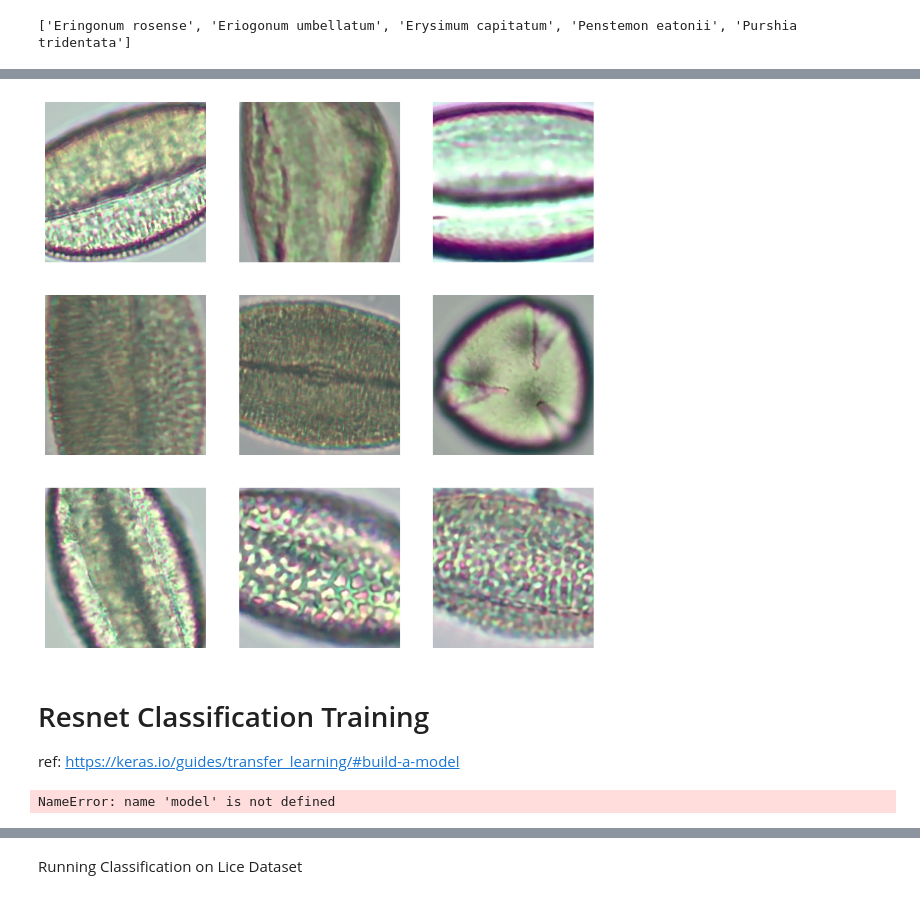
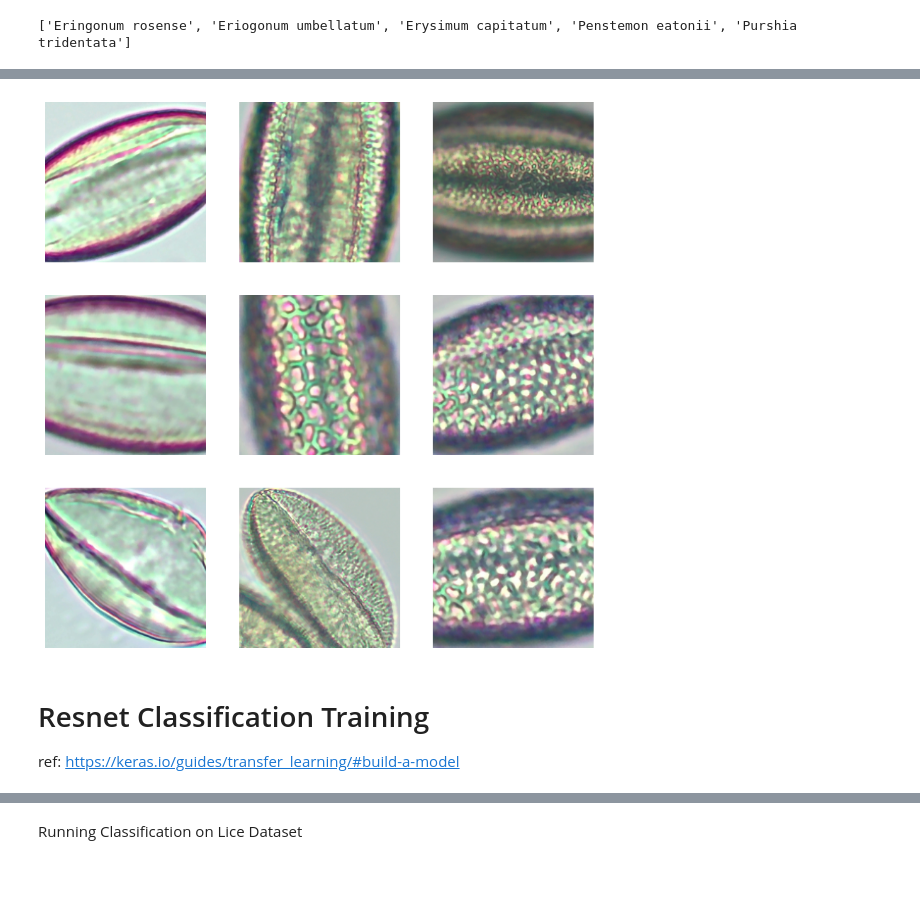
Before and after one commit to wristi/Capstone, a Jupyter notebook: tyler_avery/classification_training.ipynb, the cells around one changed output, grey strips where cells are left out. Cells and saved outputs as stored; diff of their text form; code cells hidden in the pictures.

```diff
--- a/tyler_avery/classification_training.ipynb
+++ b/tyler_avery/classification_training.ipynb
@@ -23,8 +41,6 @@ ref: https://keras.io/api/data_loading/image/
 # %%
 
 def create_dataset(data_dir, shuffle=True):
-    # Use ImageDataGenerator for normalization
-    datagen = ImageDataGenerator(rescale=1./255)
 
     # Create a TensorFlow dataset
     train_dataset = tf.keras.utils.image_dataset_from_directory(
@@ -78,7 +94,7 @@ print(class_names)
 # %%
 
 plt.figure(figsize=(10, 10))
-for images, labels in train_dataset.take(1):
+for images, labels in train_dataset.take(5):
     for i in range(9):
         ax = plt.subplot(3, 3, i + 1)
         plt.imshow(images[i].numpy().astype("uint8"))
@@ -91,4 +107,4 @@ for images, labels in train_dataset.take(1):
-[figure, old version]
+[figure, new version]
 # %% [markdown]
 # Resnet Classification Training
 ref: https://keras.io/guides/transfer_learning/#build-a-model
@@ -161,23 +175,7 @@ def train_model(train_dataset, val_dataset, num_classes, epochs=10, batch_size=3
     return model, history
 # %%
-
-
-# Create a TensorBoard callback
-tensorboard_callback = TensorBoard(
-    log_dir='/logs/train',  # Directory where to write the logs
-    histogram_freq=1,   # Frequency (in epochs) at which to compute activation and weight histograms for the layers of the model
-    write_images=True   # Whether to visualize the model's graph as an image in TensorBoard
-)
-
-# During model training, pass this callback to the fit() function
-history = model.fit(
-    train_dataset,
-    epochs=epochs,
-    validation_data=val_dataset,
-    callbacks=[tensorboard_callback]
-)
+# Clear any logs from previous runs
+!rm -rf ./logs/
-# %% [output]
-NameError: name 'model' is not defined
 # %%
 # Assuming you have already created train_dataset and val_dataset using create_dataset
 
```
Also changed, not shown: parts of 15 cells of this notebook, 5 other files.
